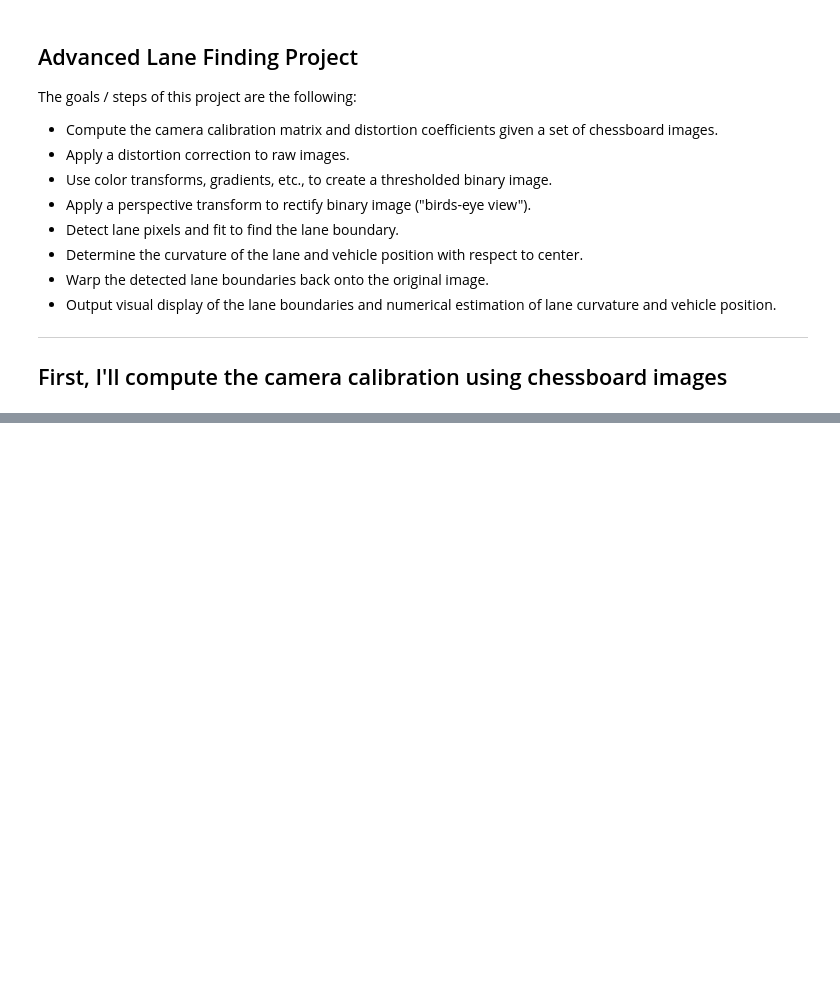
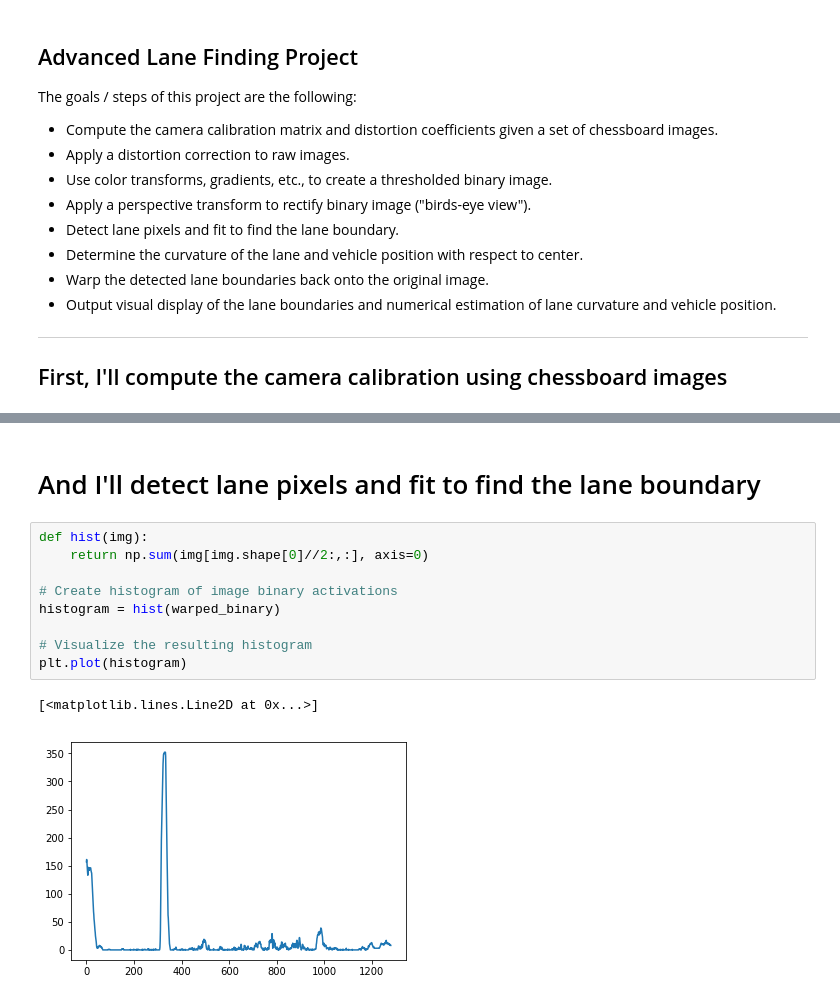
Before and after one commit to zenXun/data-science-roadmap, a Jupyter notebook: udacity-self-driving/advanced-lane-detection/examples/example.ipynb, the cells around one changed output, grey strips where cells are left out. Cells and saved outputs as stored; diff of their text form; blank space fills up the shorter version.

```diff
--- a/udacity-self-driving/advanced-lane-detection/examples/example.ipynb
+++ b/udacity-self-driving/advanced-lane-detection/examples/example.ipynb
@@ -57,0 +165,14 @@ cv2.destroyAllWindows()
+# %% [markdown]
+# And I'll detect lane pixels and fit to find the lane boundary
+# %%
+def hist(img):
+    return np.sum(img[img.shape[0]//2:,:], axis=0)
+
+# Create histogram of image binary activations
+histogram = hist(warped_binary)
+
+# Visualize the resulting histogram
+plt.plot(histogram)
+# %% [output]
+[<matplotlib.lines.Line2D at 0x...>]
+[figure, added]
```
Also changed, not shown: parts of 11 cells of this notebook, 2 other files.
